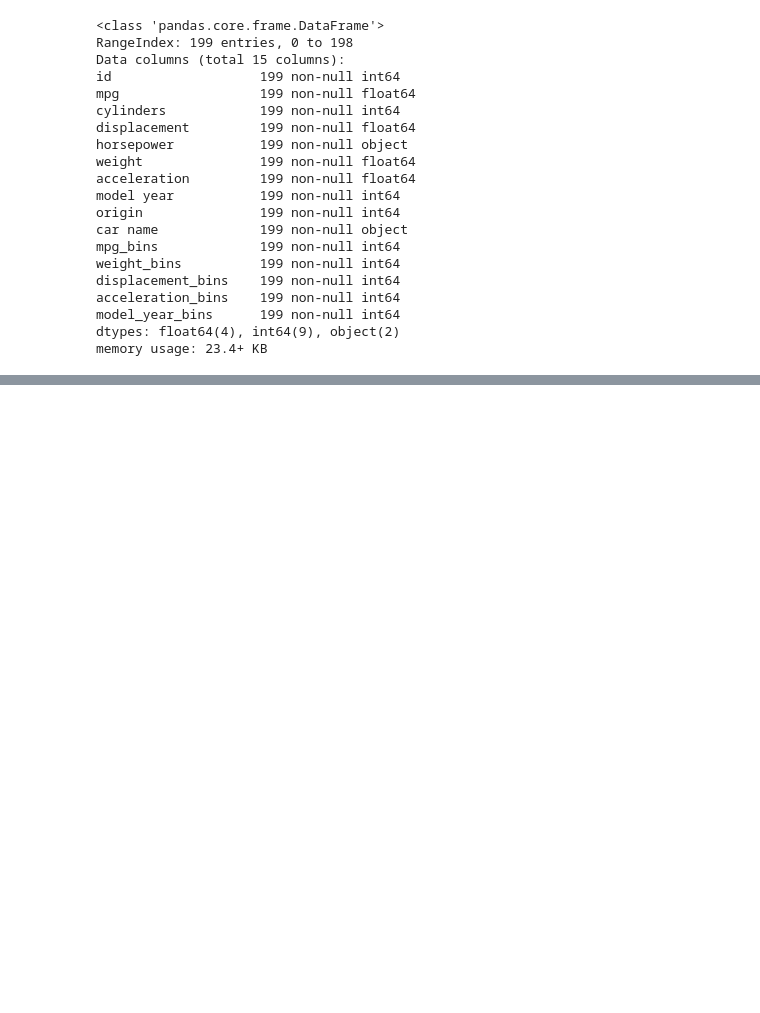
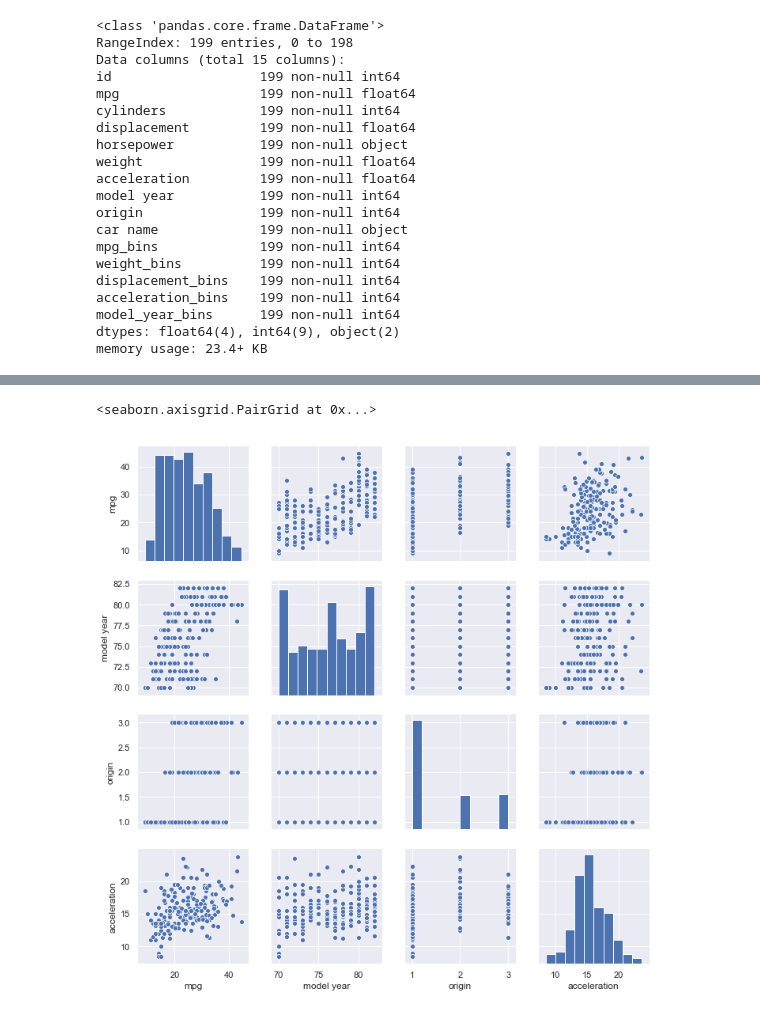
Before and after one commit to shin-t-o/car-dist-prediction, a Jupyter notebook: car-dist-prediction.ipynb, the cells around one changed output, grey strips where cells are left out. Cells and saved outputs as stored; diff of their text form; code cells hidden in the pictures; blank space fills up the shorter version.

```diff
--- a/car-dist-prediction.ipynb
+++ b/car-dist-prediction.ipynb
@@ -487,0 +541,10 @@ pd.plotting.scatter_matrix(df4, figsize=(15,15), marker='o', hist_kwds={'bins':2
+# %%
+#scatterplot
+sns.set()
+cols = ['mpg', 'model year', 'origin', 'acceleration']
+#sns.pairplot(df3[cols], size = 2.5, hue=['origin'])
+# 色のつけ方がわからぬーーーー
+sns.pairplot(df3[cols], size = 2.5)
+# %% [output]
+<seaborn.axisgrid.PairGrid at 0x...>
+[figure, added]
```
Also changed, not shown: parts of 11 cells of this notebook.
